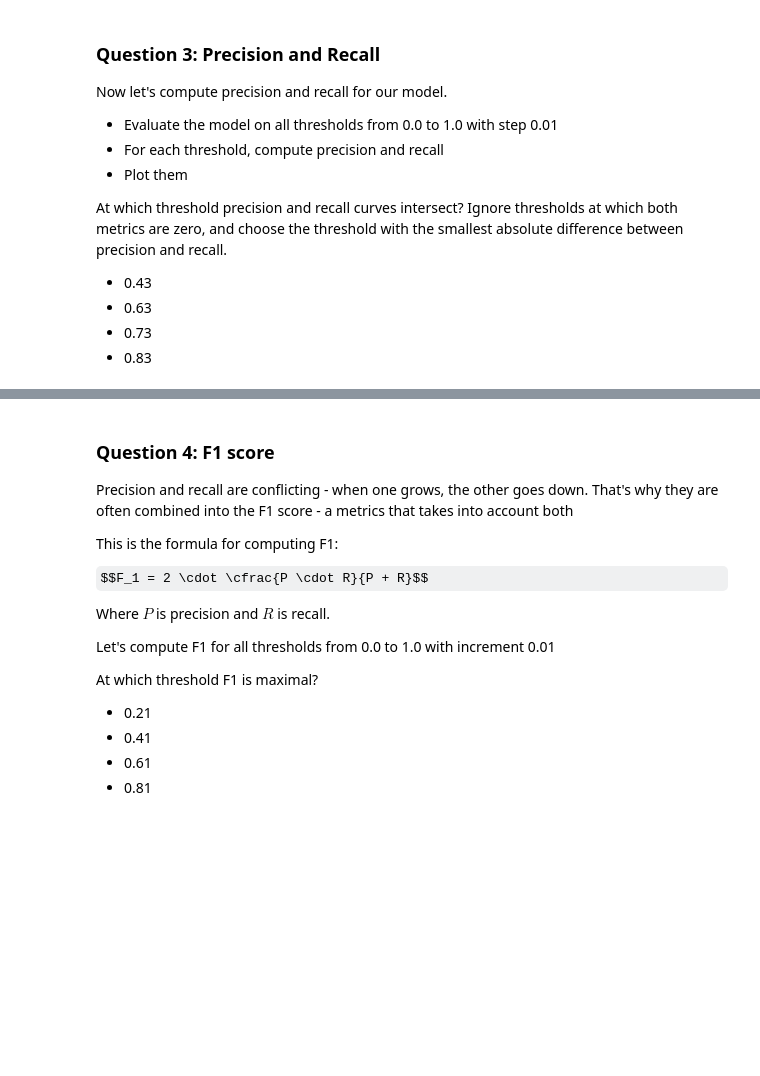
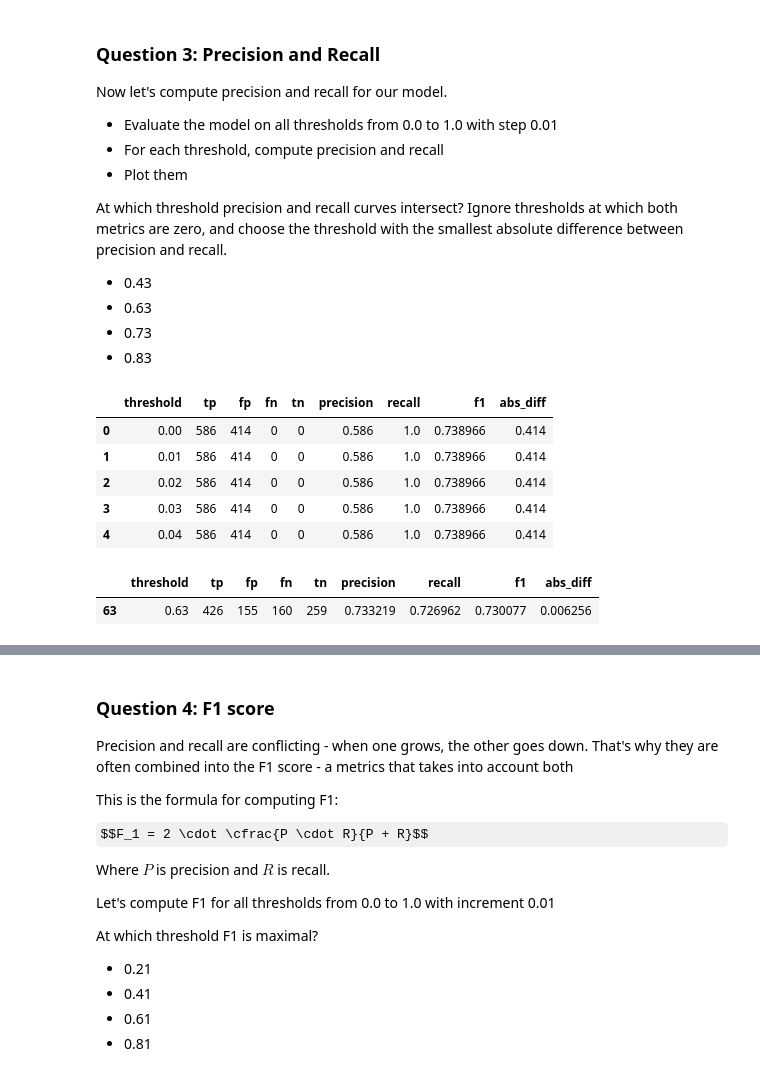
Before and after one commit to Adam-CQ/ml_zoomcamp_2026, a Jupyter notebook: notebooks/04_homework.ipynb, the cells around one changed output, grey strips where cells are left out. Cells and saved outputs as stored; diff of their text form; code cells hidden in the pictures; some formulas as TeX source; blank space fills up the shorter version.

```diff
--- a/notebooks/04_homework.ipynb
+++ b/notebooks/04_homework.ipynb
@@ -130,0 +299,17 @@ absolute difference between precision and recall.
+# %%
+conf_matrix_df = conf_matrix_tresholds(y=df_val["converted"], y_pred=y_pred_val)
+conf_matrix_df["abs_diff"] = abs(conf_matrix_df["precision"] - conf_matrix_df["recall"])
+
+conf_matrix_df.head()
+# %% [output]
+|  | threshold | tp | fp | fn | tn | precision | recall | f1 | abs_diff |
+| 0 | 0.00 | 586 | 414 | 0 | 0 | 0.586 | 1.0 | 0.738966 | 0.414 |
+| 1 | 0.01 | 586 | 414 | 0 | 0 | 0.586 | 1.0 | 0.738966 | 0.414 |
+| 2 | 0.02 | 586 | 414 | 0 | 0 | 0.586 | 1.0 | 0.738966 | 0.414 |
+| 3 | 0.03 | 586 | 414 | 0 | 0 | 0.586 | 1.0 | 0.738966 | 0.414 |
+| 4 | 0.04 | 586 | 414 | 0 | 0 | 0.586 | 1.0 | 0.738966 | 0.414 |
+# %%
+conf_matrix_df.loc[conf_matrix_df.index == conf_matrix_df["abs_diff"].idxmin()]
+# %% [output]
+|  | threshold | tp | fp | fn | tn | precision | recall | f1 | abs_diff |
+| 63 | 0.63 | 426 | 155 | 160 | 259 | 0.733219 | 0.726962 | 0.730077 | 0.006256 |
```
Also changed, not shown: parts of 26 cells of this notebook, 3 other files.
